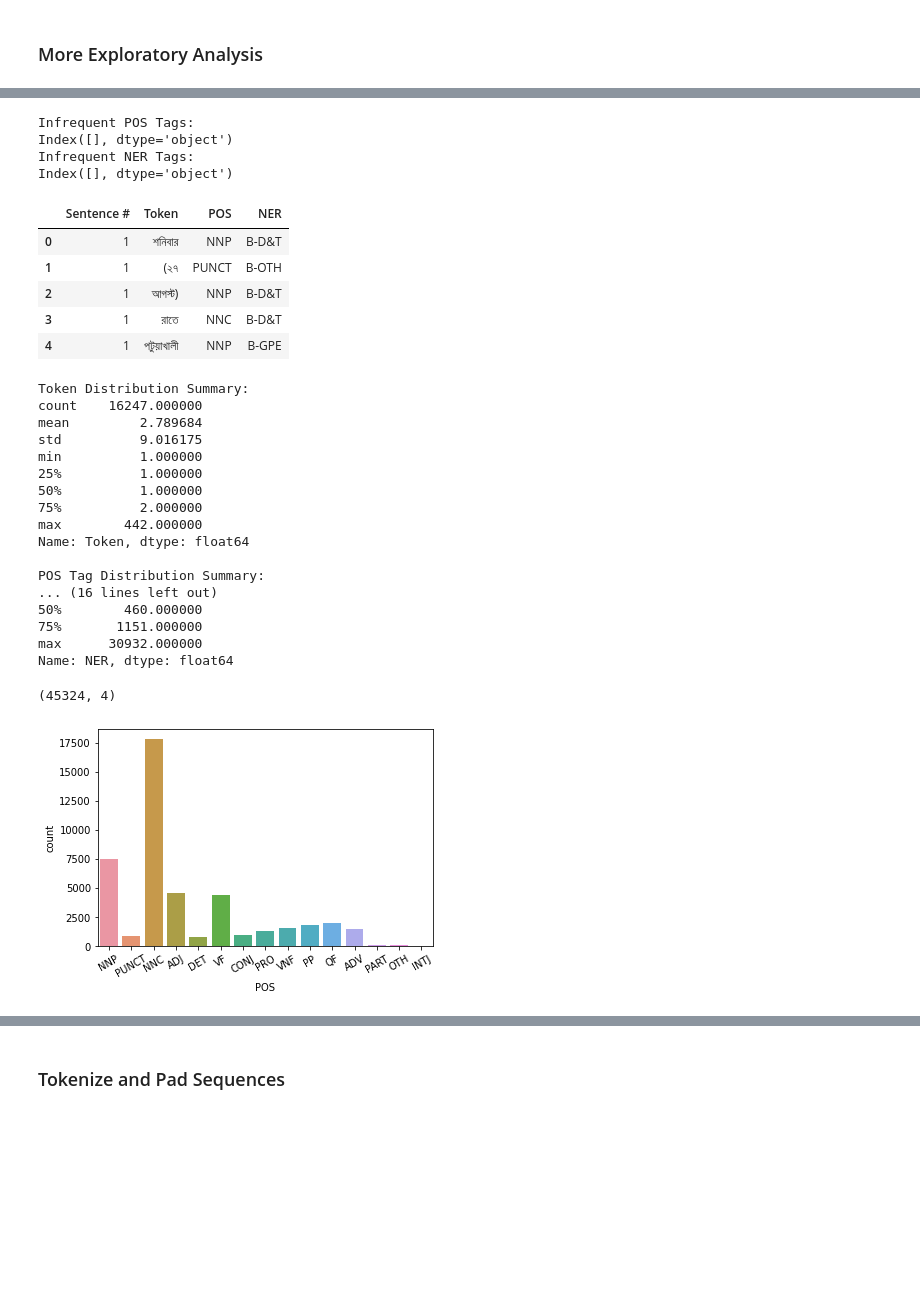
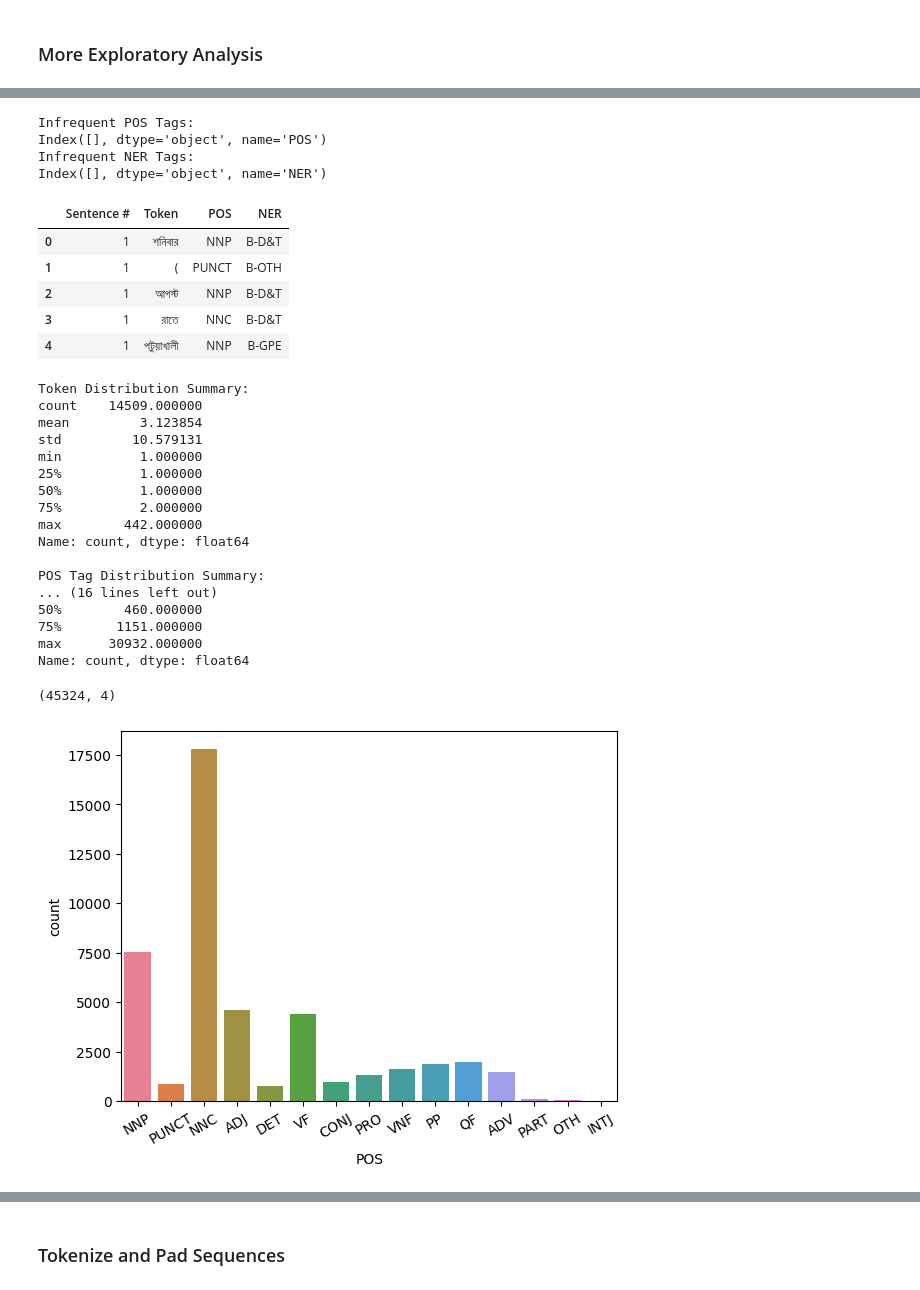
Before and after one commit to utshabkg/ner-pos-tagging, a Jupyter notebook: notebooks/analysis-preprocessing/data-analysis-preprocessing.ipynb, the cells around one changed output, grey strips where cells are left out. Saved outputs shown, nothing was run; the diff lists cells and outputs as text; code cells hidden in the pictures; blank space fills up the shorter version.

Commit message:
added tokenizer in preprocessing (though result is about the same)

```diff
--- a/notebooks/analysis-preprocessing/data-analysis-preprocessing.ipynb
+++ b/notebooks/analysis-preprocessing/data-analysis-preprocessing.ipynb
@@ -4,7 +4,7 @@
 import pandas as pd
 
 # Load the dataset
-file_path = 'dataset/data.tsv'
+file_path = '../../dataset/data.tsv'
 data = pd.read_csv(file_path, sep='\t', header=None, names=['Token', 'POS', 'NER'], skip_blank_lines=False)
 
 # Display the first few rows
@@ -35,0 +43,5 @@ data.shape
+# %%
+# Tokenize and clean tokens (words + noise)
+from bnlp import BasicTokenizer
+basic_tokenizer = BasicTokenizer()
+data['Token'] = data['Token'].apply(lambda x: basic_tokenizer.tokenize(x) if isinstance(x, str) else x)
@@ -35,0 +55,11 @@ data.shape
+# %%
+def process_tokens(tokens):
+    if isinstance(tokens, list):
+        if len(tokens) == 2:
+            return tokens[0]
+        else:
+            return ' '.join(tokens)  # Detokenize
+    return tokens
+# %%
+data['Token'] = data['Token'].apply(process_tokens)
+data['Token'].head(3)
@@ -261,9 +293,9 @@ print("Infrequent NER Tags:")
 print(infrequent_ner_tags)
 # %% [output]
 Infrequent POS Tags:
-Index([], dtype='object')
+Index([], dtype='object', name='POS')
 Infrequent NER Tags:
-Index([], dtype='object')
+Index([], dtype='object', name='NER')
 # %%
 # Remove rows with infrequent POS or NER tags
 data_cleaned = data_cleaned[~data_cleaned['POS'].isin(infrequent_pos_tags) & ~data_cleaned['NER'].isin(infrequent_ner_tags)]
@@ -272,8 +304,8 @@ data_cleaned.head(5)
 # %% [output]
 |  | Sentence # | Token | POS | NER |
 | 0 | 1 | শনিবার | NNP | B-D&T |
-| 1 | 1 | (২৭ | PUNCT | B-OTH |
-| 2 | 1 | আগস্ট) | NNP | B-D&T |
+| 1 | 1 | ( | PUNCT | B-OTH |
+| 2 | 1 | আগস্ট | NNP | B-D&T |
 | 3 | 1 | রাতে | NNC | B-D&T |
 | 4 | 1 | পটুয়াখালী | NNP | B-GPE |
 # %%
@@ -288,22 +320,22 @@ print("\nNER Tag Distribution Summary:")
 print(ner_distribution.describe())
 # %% [output]
 Token Distribution Summary:
-count    16247.000000
-mean         2.789684
-std          9.016175
+count    14509.000000
+mean         3.123854
+std         10.579131
 min          1.000000
 25%          1.000000
 50%          1.000000
 75%          2.000000
 max        442.000000
-Name: Token, dtype: float64
+Name: count, dtype: float64
 
 POS Tag Distribution Summary:
 ... (16 lines left out)
 50%        460.000000
 75%       1151.000000
 max      30932.000000
-Name: NER, dtype: float64
+Name: count, dtype: float64
 # %%
 data_cleaned.shape
 # %% [output]
@@ -312,9 +344,9 @@ data_cleaned.shape
 import seaborn as sns
 import matplotlib.pyplot as plt
 # %%
-sns.countplot(data=data_cleaned, x='POS', hue = 'POS', dodge=False).legend_.remove()
+sns.countplot(data=data_cleaned, x='POS', hue = 'POS', dodge=False).legend_
 plt.xticks(rotation=30)
 plt.show()
 # %% [output]
-[figure, old version]
+[figure, new version]
 # %%
```
Also changed, not shown: parts of 23 cells of this notebook, 17 other files.
